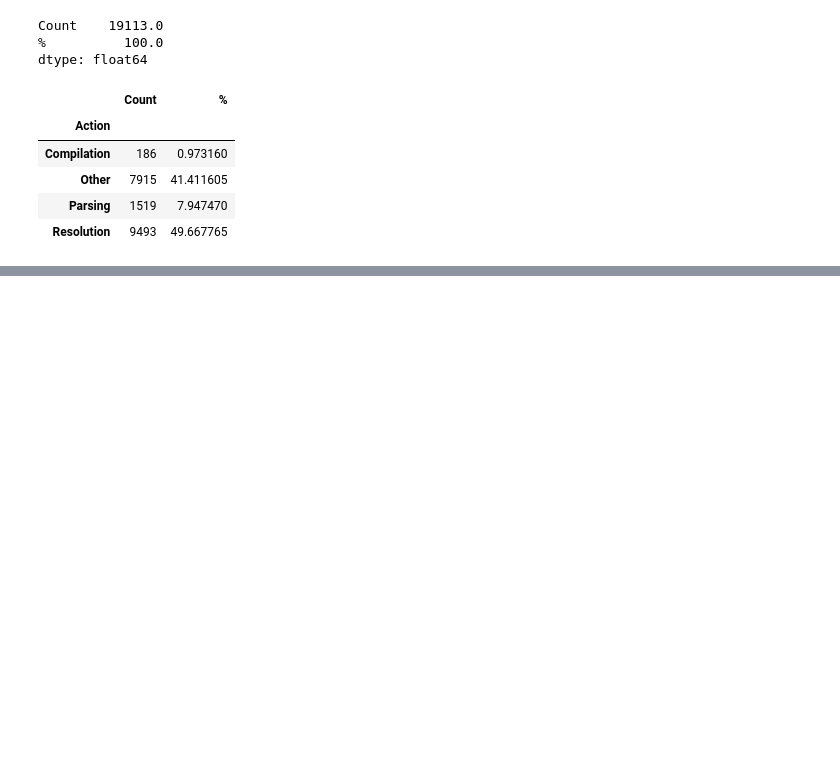
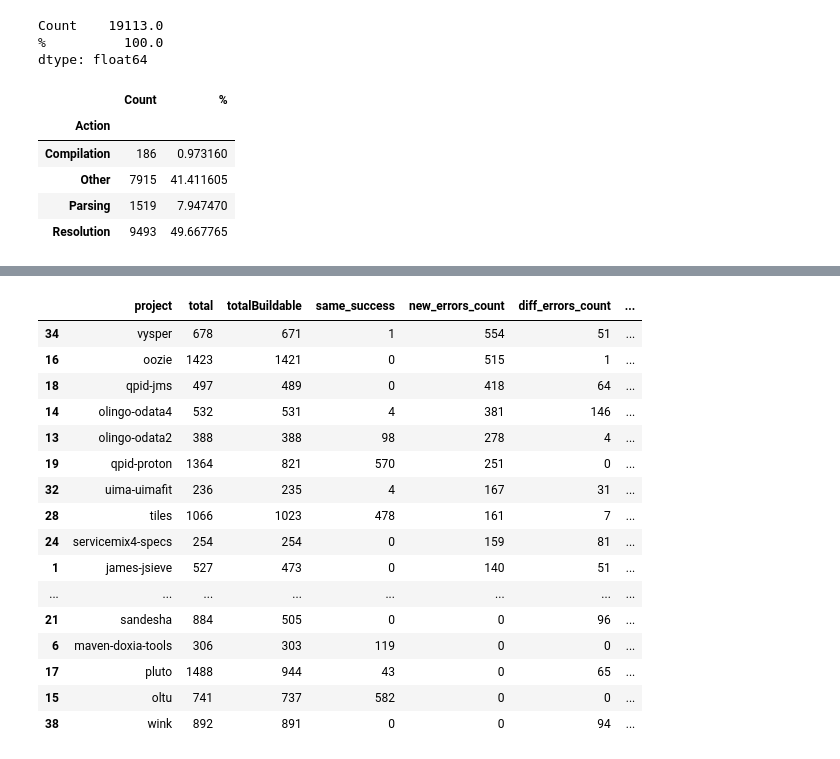
Before and after one commit to Maes95/BuildabilityStudy, a Jupyter notebook: notebooks/ProjectAnalysis/ApacheProyectsAnalysis/ApacheLogAnalysis.ipynb, the cells around one changed output, grey strips where cells are left out. Saved outputs shown, nothing was run; the diff lists cells and outputs as text; code cells hidden in the pictures; blank space fills up the shorter version.

Commit message:
Add new section to see logs per project history size group

```diff
--- a/notebooks/ProjectAnalysis/ApacheProyectsAnalysis/ApacheLogAnalysis.ipynb
+++ b/notebooks/ProjectAnalysis/ApacheProyectsAnalysis/ApacheLogAnalysis.ipynb
@@ -1116,0 +1099,3 @@ dtype: float64
+# %%
+q1 = 234
+q3 = 1898
@@ -1116,0 +1118,4 @@ dtype: float64
+# %%
+medium_projects = filter(lambda project: project['total'] >= q1 and project['total'] < q3, all_projects_summary)
+summary_medium_projects_df = pd.DataFrame(medium_projects)
+report(summary_medium_projects_df["new_errors"].sum())
@@ -1116,0 +1133,21 @@ dtype: float64
+# %%
+(summary_medium_projects_df.sort_values(by=['new_errors_count'], ascending=False)
+    .drop(columns=['new_errors','diff_errors','same_errors', 'fix_errors']))
+# %% [output]
+|  | project | total | totalBuildable | same_success | new_errors_count | diff_errors_count | ... |
+| 34 | vysper | 678 | 671 | 1 | 554 | 51 | ... |
+| 16 | oozie | 1423 | 1421 | 0 | 515 | 1 | ... |
+| 18 | qpid-jms | 497 | 489 | 0 | 418 | 64 | ... |
+| 14 | olingo-odata4 | 532 | 531 | 4 | 381 | 146 | ... |
+| 13 | olingo-odata2 | 388 | 388 | 98 | 278 | 4 | ... |
+| 19 | qpid-proton | 1364 | 821 | 570 | 251 | 0 | ... |
+| 32 | uima-uimafit | 236 | 235 | 4 | 167 | 31 | ... |
+| 28 | tiles | 1066 | 1023 | 478 | 161 | 7 | ... |
+| 24 | servicemix4-specs | 254 | 254 | 0 | 159 | 81 | ... |
+| 1 | james-jsieve | 527 | 473 | 0 | 140 | 51 | ... |
+| ... | ... | ... | ... | ... | ... | ... | ... |
+| 21 | sandesha | 884 | 505 | 0 | 0 | 96 | ... |
+| 6 | maven-doxia-tools | 306 | 303 | 119 | 0 | 0 | ... |
+| 17 | pluto | 1488 | 944 | 43 | 0 | 65 | ... |
+| 15 | oltu | 741 | 737 | 582 | 0 | 0 | ... |
+| 38 | wink | 892 | 891 | 0 | 0 | 94 | ... |
```
Also changed, not shown: parts of 17 cells of this notebook.
